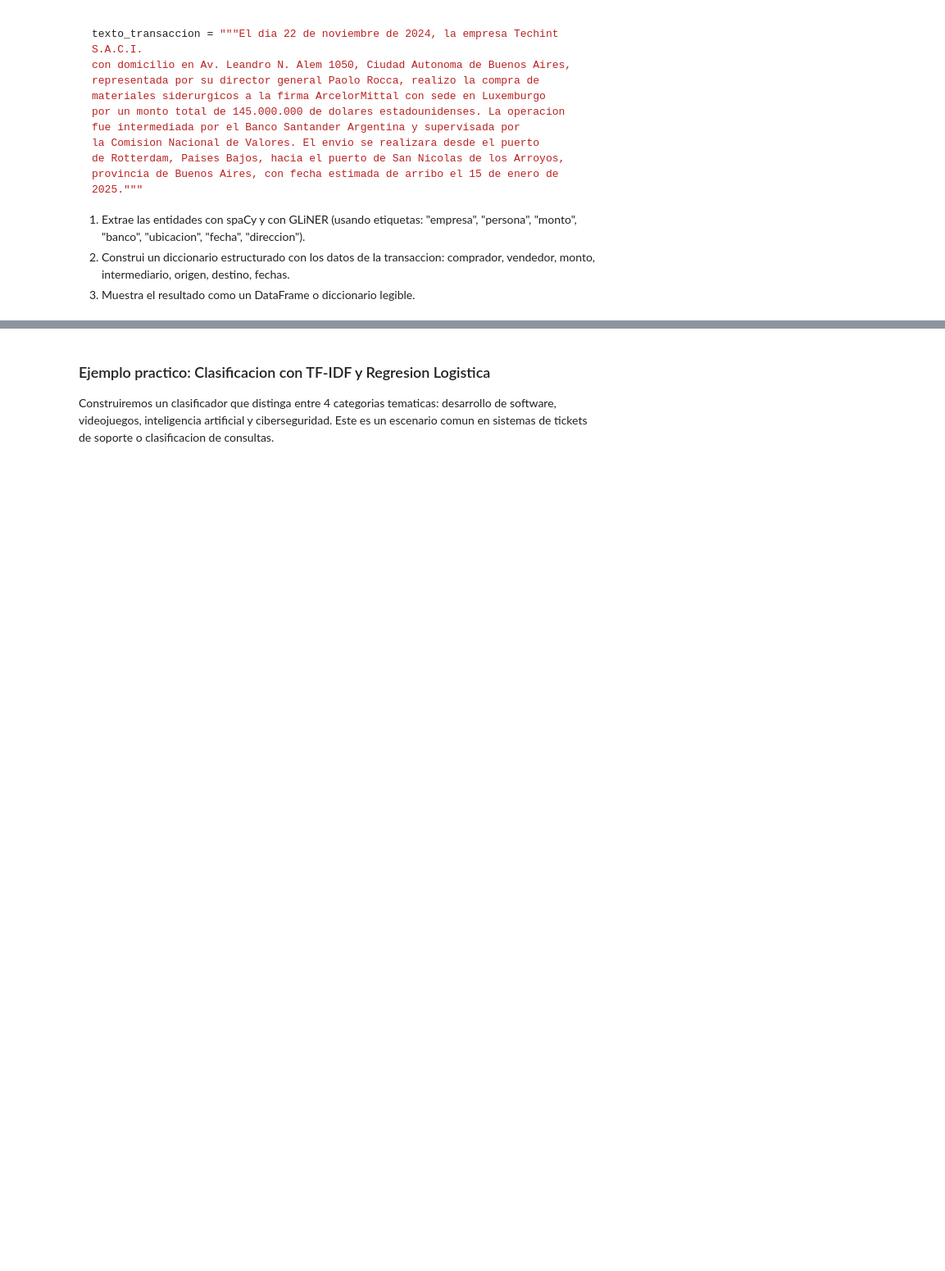
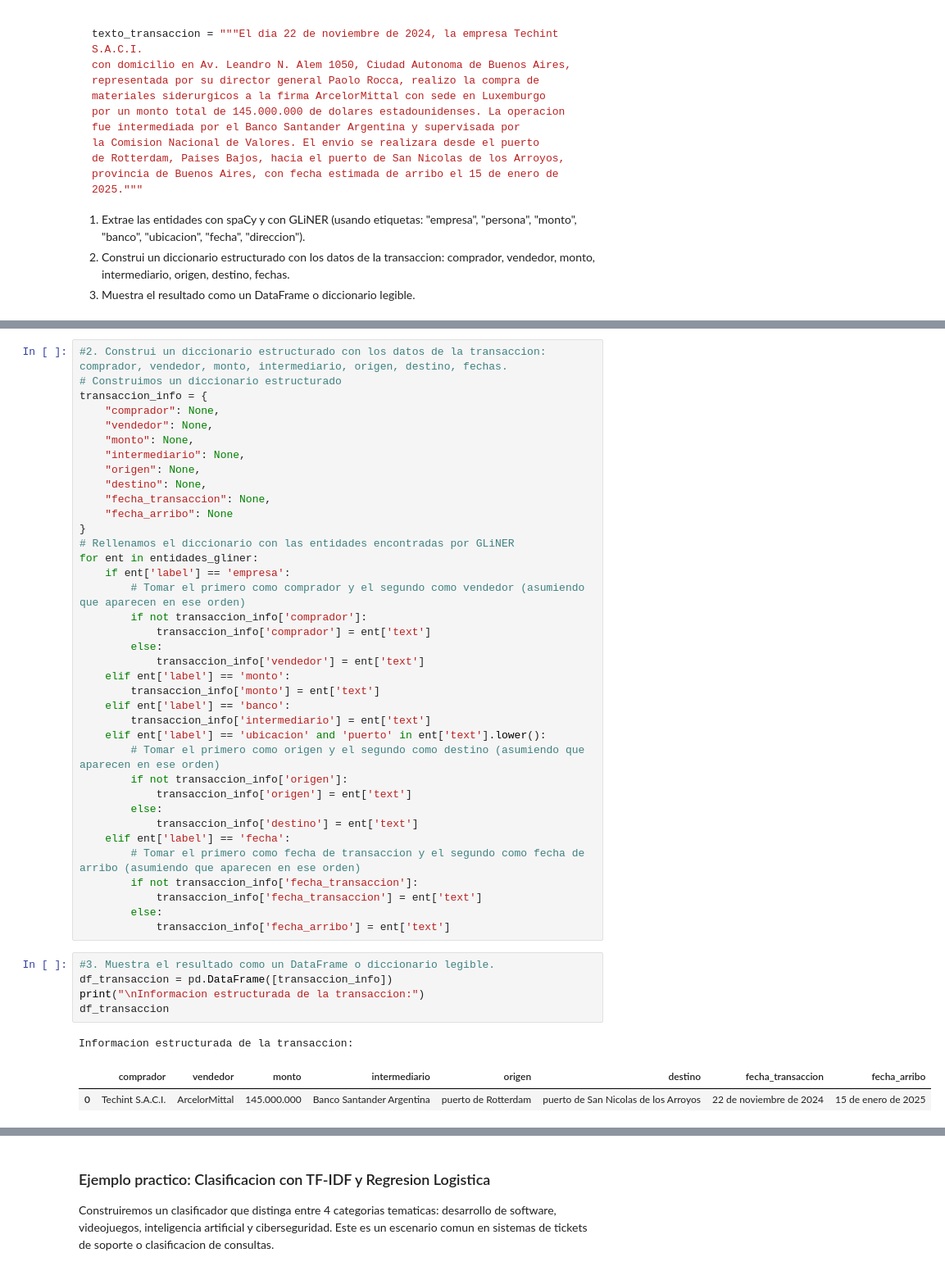
Before and after one commit to gcasado0/nlp-practica, a Jupyter notebook: u3_procesamiento_lenguaje.ipynb, the cells around one changed output, grey strips where cells are left out. Shown at 82% size. Drawn from its saved outputs; the diff is of its cells as text; blank space fills up the shorter version.

```diff
--- a/u3_procesamiento_lenguaje.ipynb
+++ b/u3_procesamiento_lenguaje.ipynb
@@ -1797,3 +2050,49 @@ provincia de Buenos Aires, con fecha estimada de arribo el 15 de enero de 2025."
+# %%
+#2. Construi un diccionario estructurado con los datos de la transaccion: comprador, vendedor, monto, intermediario, origen, destino, fechas.
+# Construimos un diccionario estructurado
+transaccion_info = {
+    "comprador": None,
+    "vendedor": None,
+    "monto": None,
+    "intermediario": None,
+    "origen": None,
+    "destino": None,
+    "fecha_transaccion": None,
+    "fecha_arribo": None
+}
+# Rellenamos el diccionario con las entidades encontradas por GLiNER
+for ent in entidades_gliner:
+    if ent['label'] == 'empresa':
+        # Tomar el primero como comprador y el segundo como vendedor (asumiendo que aparecen en ese orden)
+        if not transaccion_info['comprador']:
+            transaccion_info['comprador'] = ent['text']
+        else:
+            transaccion_info['vendedor'] = ent['text']
+    elif ent['label'] == 'monto':
+        transaccion_info['monto'] = ent['text']
+    elif ent['label'] == 'banco':
+        transaccion_info['intermediario'] = ent['text']
+    elif ent['label'] == 'ubicacion' and 'puerto' in ent['text'].lower():
+        # Tomar el primero como origen y el segundo como destino (asumiendo que aparecen en ese orden)
+        if not transaccion_info['origen']:
+            transaccion_info['origen'] = ent['text']
+        else:
+            transaccion_info['destino'] = ent['text']
+    elif ent['label'] == 'fecha':
+        # Tomar el primero como fecha de transaccion y el segundo como fecha de arribo (asumiendo que aparecen en ese orden)
+        if not transaccion_info['fecha_transaccion']:
+            transaccion_info['fecha_transaccion'] = ent['text']
+        else:
+            transaccion_info['fecha_arribo'] = ent['text']
+# %%
+#3. Muestra el resultado como un DataFrame o diccionario legible.
+df_transaccion = pd.DataFrame([transaccion_info])
+print("\nInformacion estructurada de la transaccion:")
+df_transaccion
+# %% [output]
+Informacion estructurada de la transaccion:
+|  | comprador | vendedor | monto | intermediario | origen | destino | fecha_transaccion | fecha_arribo |
+| 0 | Techint S.A.C.I. | ArcelorMittal | 145.000.000 | Banco Santander Argentina | puerto de Rotterdam | puerto de San Nicolas de los Arroyos | 22 de noviembre de 2024 | 15 de enero de 2025 |
 # %% [markdown]
 ---
 
```
Also changed, not shown: parts of 10 cells of this notebook.
